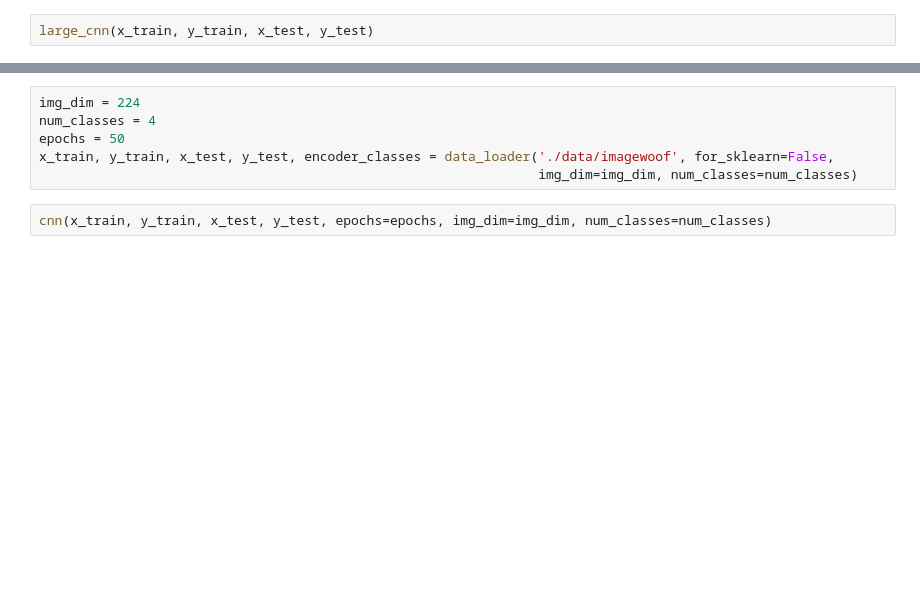
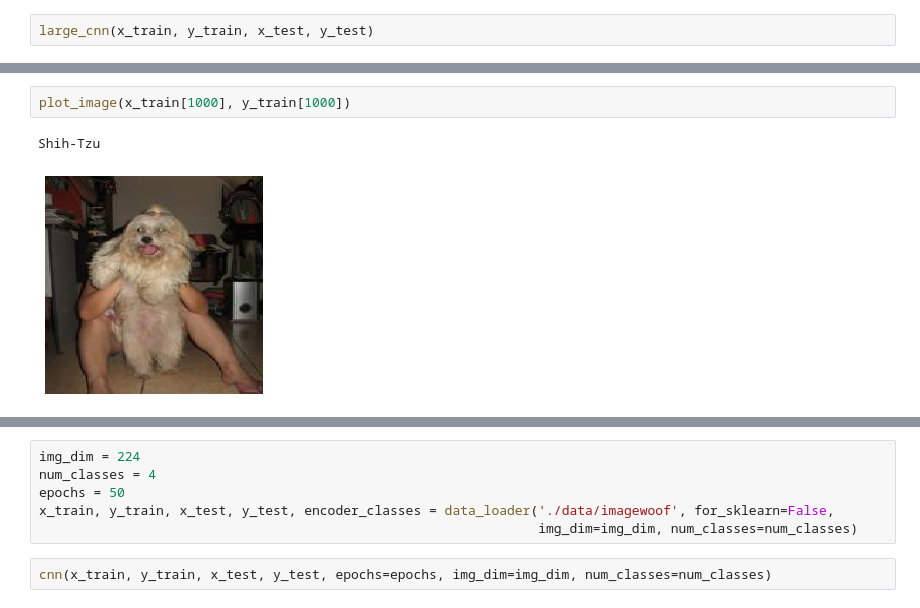
Before and after one commit to jarredr/ImageWoof-Classification, a Jupyter notebook: COMP7220 Individual Project.ipynb, the cells around one changed output, grey strips where cells are left out. Saved outputs shown, nothing was run; the diff lists cells and outputs as text; blank space fills up the shorter version.

```diff
--- a/COMP7220 Individual Project.ipynb
+++ b/COMP7220 Individual Project.ipynb
@@ -444,0 +481,5 @@ Models underfit at 40 epochs (1 % lower test accuracy)
+# %%
+plot_image(x_train[1000], y_train[1000])
+# %% [output]
+Shih-Tzu
+[figure, added]
```
Also changed, not shown: parts of 66 cells of this notebook.
